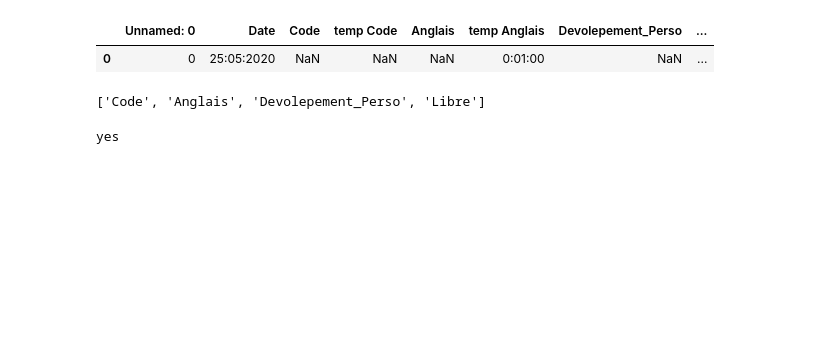
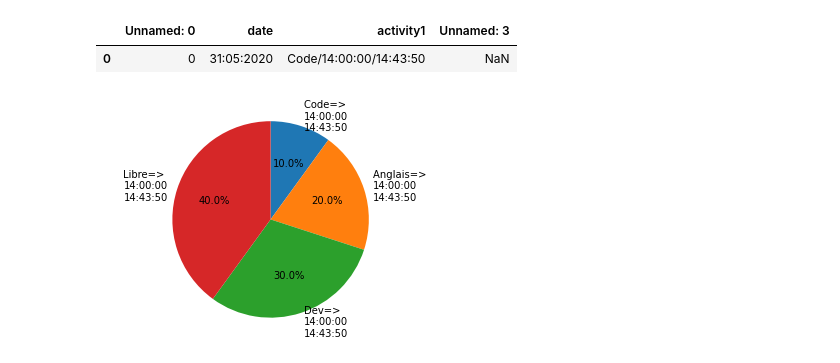
Before and after one commit to GuillaumeVerpoest/bot_alfrev1_discord, a Jupyter notebook: sandbox.ipynb, the cells around one changed output. Cells and saved outputs as stored; diff of their text form; code cells hidden in the pictures; blank space fills up the shorter version.

```diff
--- a/sandbox.ipynb
+++ b/sandbox.ipynb
@@ -1,25 +1,22 @@
 # %%
 import pandas as pd
 import numpy as np
-from time import strftime
+from datetime import datetime, timedelta
 import time
-import datetime
+planning = pd.read_csv("planning.csv")
+planning
+# %% [output]
+|  | Unnamed: 0 | date | activity1 | Unnamed: 3 |
+| 0 | 0 | 31:05:2020 | Code/14:00:00/14:43:50 | NaN |
-# %%
-planning = pd.read_csv("planning.csv")
-planning
-# %% [output]
-|  | Unnamed: 0 | Date | Code | temp Code | Anglais | temp Anglais | Devolepement_Perso | ... |
-| 0 | 0 | 25:05:2020 | NaN | NaN | NaN | 0:01:00 | NaN | ... |
-# %%
-verif_categorie = ["Code", "Anglais", "Devolepement_Perso", "Libre"]
-for i in verif_categorie:
-    if ("Angla" == i):
-        print("yes")
-verif_categorie
-# %% [output]
-['Code', 'Anglais', 'Devolepement_Perso', 'Libre']
-# %%
-if ("Code" in verif_categorie):
-    print("yes")
-# %% [output]
-yes
+# %%
+import matplotlib.pyplot as plt
+labels = 'Code=> \n14:00:00\n14:43:50', 'Anglais=> \n14:00:00\n14:43:50', 'Dev=> \n14:00:00\n14:43:50', 'Libre=> \n14:00:00\n14:43:50'
+sizes = [0.125, 0.250, 0.375,  0.500]
+explode = (0, 0, 0, 0)
+fig1, ax1 = plt.subplots()
+ax1.pie(sizes, labels=labels, autopct='%1.1f%%', counterclock=False, startangle=90)
+ax1.axis('equal')
+
+plt.show()
+# %% [output]
+[figure, added]
```
Also changed, not shown: parts of 4 cells of this notebook, 8 other files.
